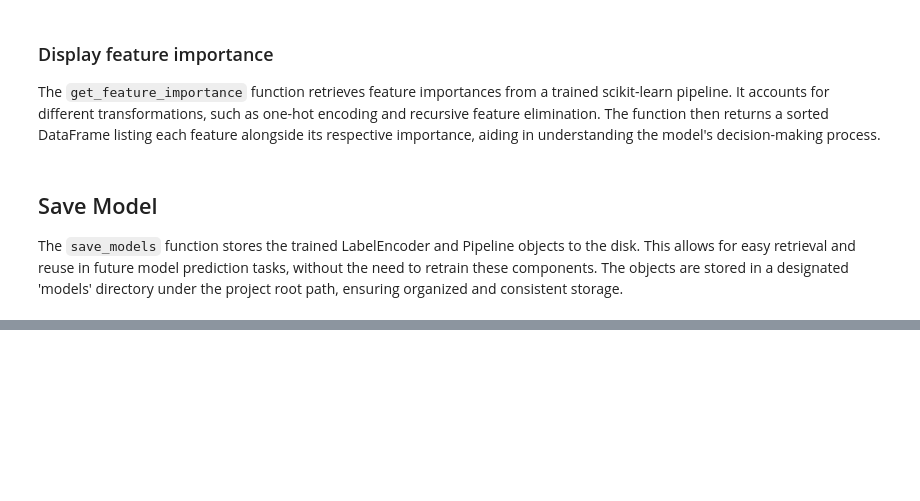
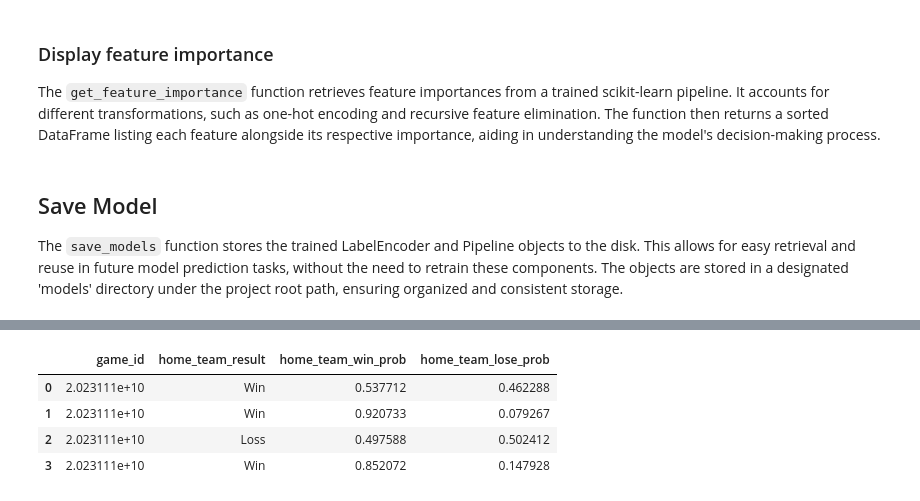
Before and after one commit to levonrush/footy-tipper, a Jupyter notebook: pipeline/model-training/model-training.ipynb, the cells around one changed output, grey strips where cells are left out. Saved outputs shown, nothing was run; the diff lists cells and outputs as text; code cells hidden in the pictures; blank space fills up the shorter version.

Commit message:
finals 1 predictions sent

```diff
--- a/pipeline/model-training/model-training.ipynb
+++ b/pipeline/model-training/model-training.ipynb
@@ -109,0 +121,9 @@ mf.save_models(label_encoder, footy_tipper, project_root)
+# %%
+predictions_df = pf.model_predictions(footy_tipper, inference_data, label_encoder)
+predictions_df
+# %% [output]
+|  | game_id | home_team_result | home_team_win_prob | home_team_lose_prob |
+| 0 | 2.023111e+10 | Win | 0.537712 | 0.462288 |
+| 1 | 2.023111e+10 | Win | 0.920733 | 0.079267 |
+| 2 | 2.023111e+10 | Loss | 0.497588 | 0.502412 |
+| 3 | 2.023111e+10 | Win | 0.852072 | 0.147928 |
```
Also changed, not shown: parts of 6 cells of this notebook, 2 other files.
